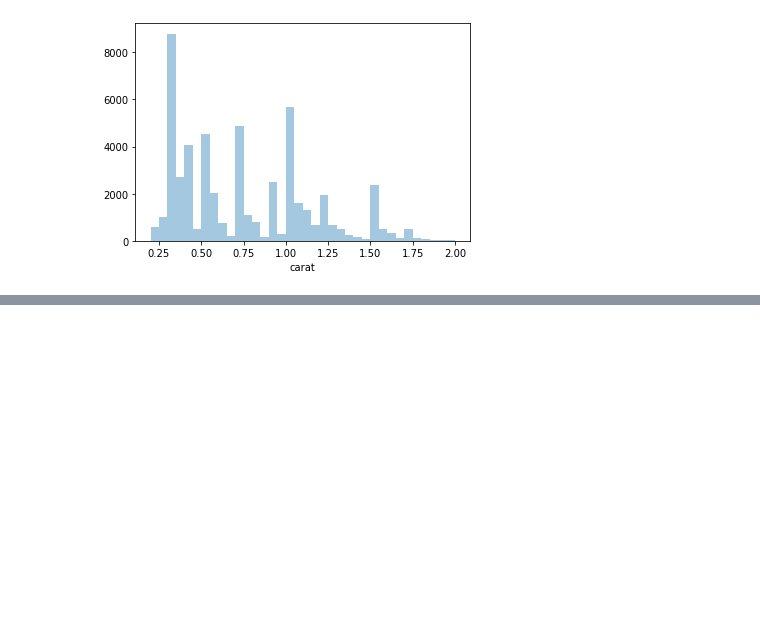
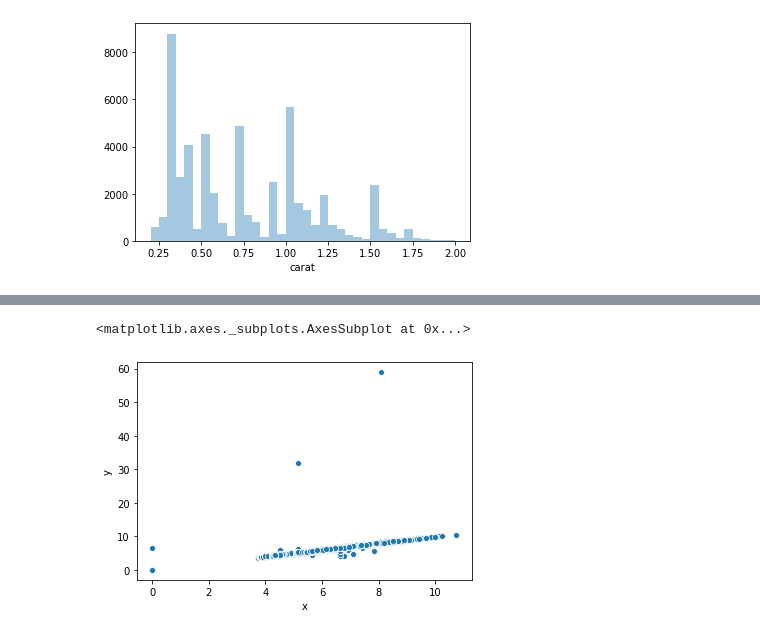
Before and after one commit to Pemwilliam20/FIN377-participation-, a Jupyter notebook: L7 Livecoding.ipynb, the cells around one changed output, grey strips where cells are left out. Drawn from its saved outputs; the diff is of its cells as text; code cells hidden in the pictures; blank space fills up the shorter version.

```diff
--- a/L7 Livecoding.ipynb
+++ b/L7 Livecoding.ipynb
@@ -48,0 +59,5 @@ sns.distplot(diamonds['carat'],kde=False, bins=np.arange(0.2,2.05,.05).tolist())
+# %%
+sns.scatterplot(data=diamonds,x='x',y='y') #let's fix this graph, deal with the outliers
+# %% [output]
+<matplotlib.axes._subplots.AxesSubplot at 0x...>
+[figure, added]
```
Also changed, not shown: parts of 2 cells of this notebook.
